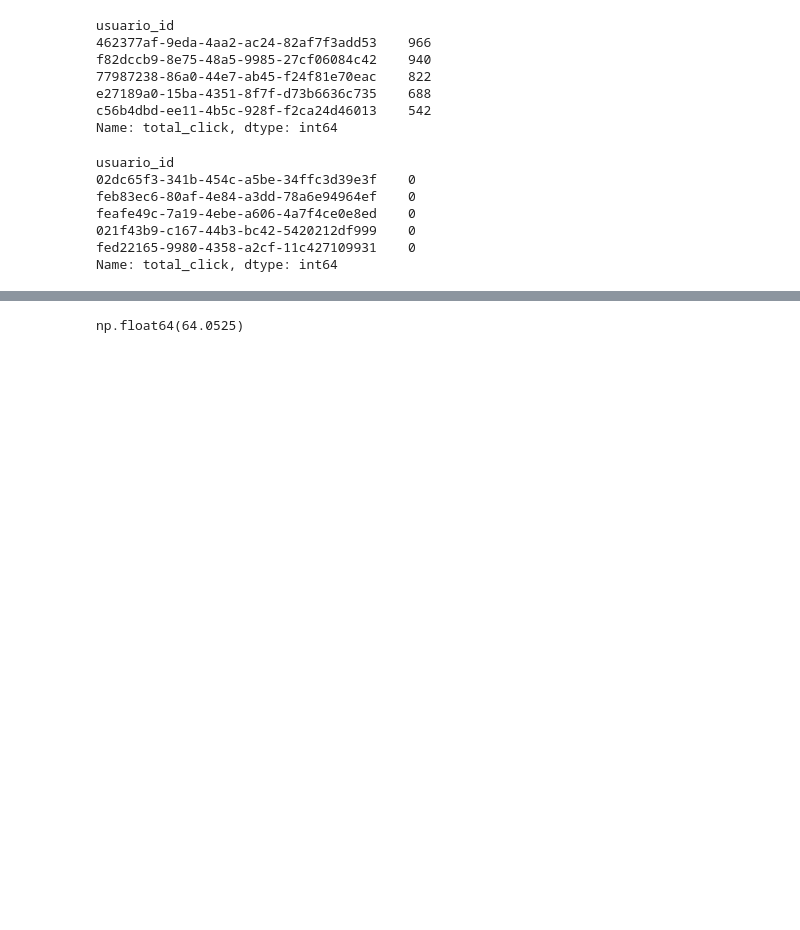
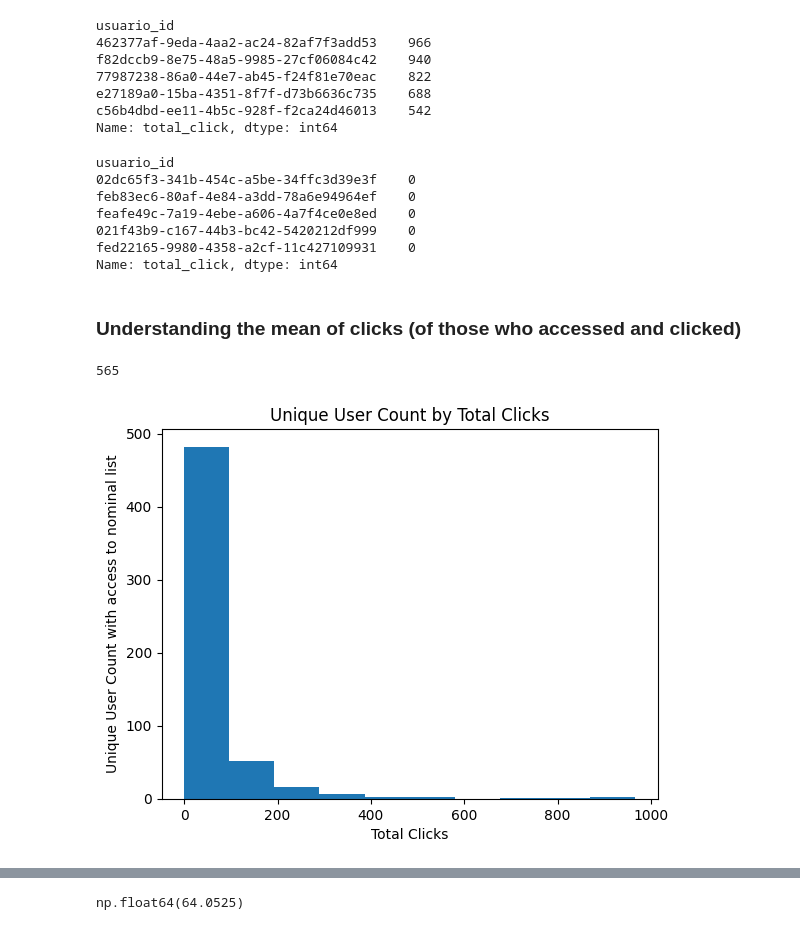
Before and after one commit to thecirocks/sus, a Jupyter notebook: sus.ipynb, the cells around one changed output, grey strips where cells are left out. Saved outputs shown, nothing was run; the diff lists cells and outputs as text; code cells hidden in the pictures; blank space fills up the shorter version.

```diff
--- a/sus.ipynb
+++ b/sus.ipynb
@@ -1031,3 +1107,16 @@ feafe49c-7a19-4ebe-a606-4a7f4ce0e8ed    0
 021f43b9-c167-44b3-bc42-5420212df999    0
 fed22165-9980-4358-a2cf-11c427109931    0
 Name: total_click, dtype: int64
+# %% [markdown]
+### Understanding the mean of clicks (of those who accessed and clicked)
+# %%
+len(click_filtered)
+# %% [output]
+565
+# %%
+plt.hist(x=click_filtered)
+plt.title("Unique User Count by Total Clicks")
+plt.xlabel("Total Clicks")
+plt.ylabel("Unique User Count with access to nominal list");
+# %% [output]
+[figure, added]
```
Also changed, not shown: parts of 62 cells of this notebook.
